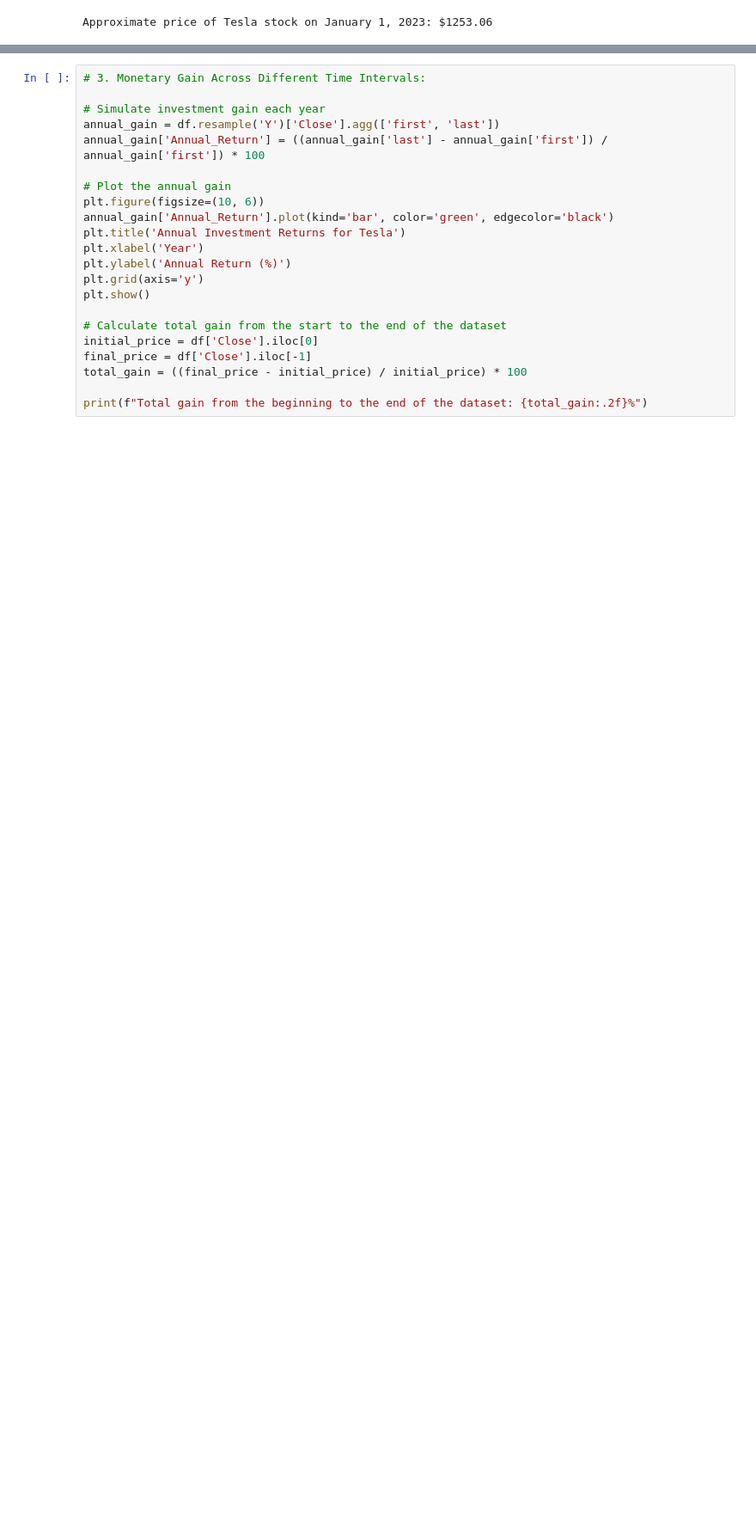
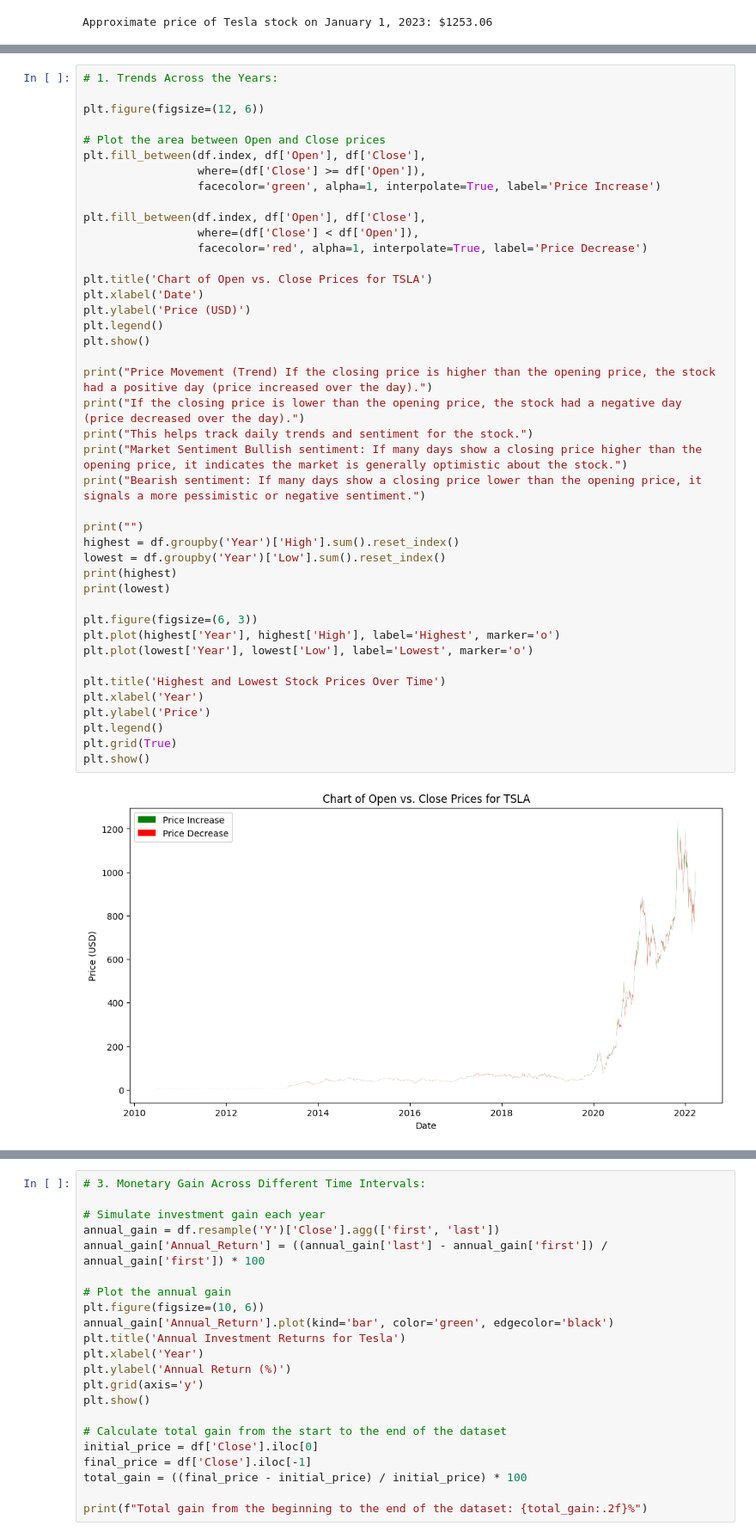
Before and after one commit to Hesham-Nabil/Data-Analysis, a Jupyter notebook: Project.ipynb, the cells around one changed output, grey strips where cells are left out. Shown at 86% size. Drawn from its saved outputs; the diff is of its cells as text; blank space fills up the shorter version.

```diff
--- a/Project.ipynb
+++ b/Project.ipynb
@@ -140,0 +180,44 @@ plt.show()
+# %%
+# 1. Trends Across the Years:
+
+plt.figure(figsize=(12, 6))
+
+# Plot the area between Open and Close prices
+plt.fill_between(df.index, df['Open'], df['Close'],
+                 where=(df['Close'] >= df['Open']),
+                 facecolor='green', alpha=1, interpolate=True, label='Price Increase')
+
+plt.fill_between(df.index, df['Open'], df['Close'],
+                 where=(df['Close'] < df['Open']),
+                 facecolor='red', alpha=1, interpolate=True, label='Price Decrease')
+
+plt.title('Chart of Open vs. Close Prices for TSLA')
+plt.xlabel('Date')
+plt.ylabel('Price (USD)')
+plt.legend()
+plt.show()
+
+print("Price Movement (Trend) If the closing price is higher than the opening price, the stock had a positive day (price increased over the day).")
+print("If the closing price is lower than the opening price, the stock had a negative day (price decreased over the day).")
+print("This helps track daily trends and sentiment for the stock.")
+print("Market Sentiment Bullish sentiment: If many days show a closing price higher than the opening price, it indicates the market is generally optimistic about the stock.")
+print("Bearish sentiment: If many days show a closing price lower than the opening price, it signals a more pessimistic or negative sentiment.")
+
+print("")
+highest = df.groupby('Year')['High'].sum().reset_index()
+lowest = df.groupby('Year')['Low'].sum().reset_index()
+print(highest)
+print(lowest)
+
+plt.figure(figsize=(6, 3))
+plt.plot(highest['Year'], highest['High'], label='Highest', marker='o')
+plt.plot(lowest['Year'], lowest['Low'], label='Lowest', marker='o')
+
+plt.title('Highest and Lowest Stock Prices Over Time')
+plt.xlabel('Year')
+plt.ylabel('Price')
+plt.legend()
+plt.grid(True)
+plt.show()
+# %% [output]
+[figure, added]
```
Also changed, not shown: parts of 8 cells of this notebook.
